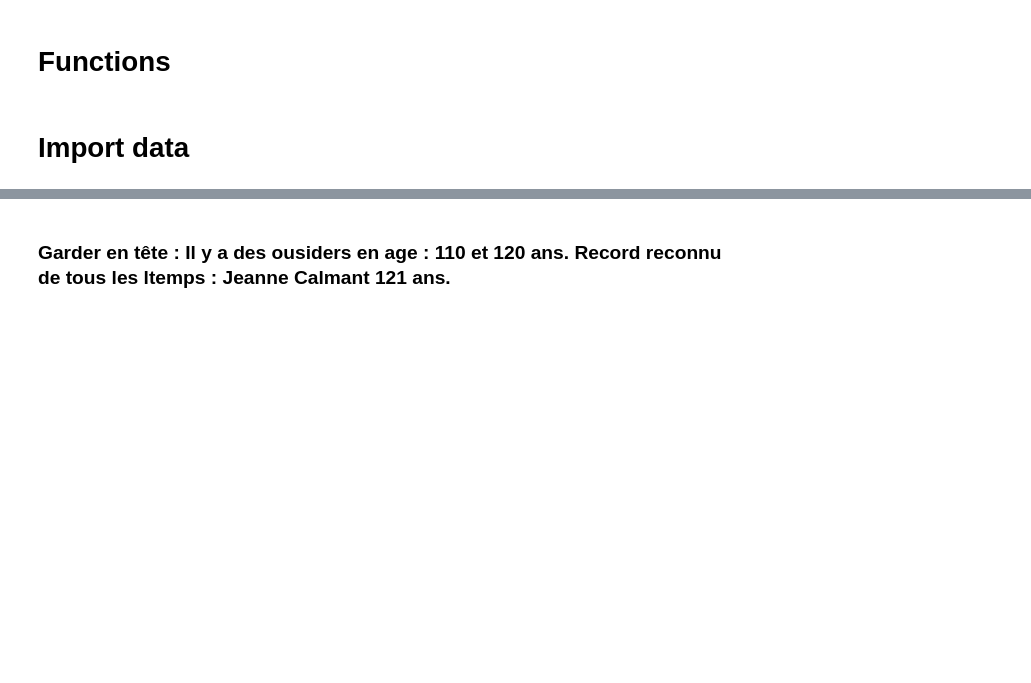
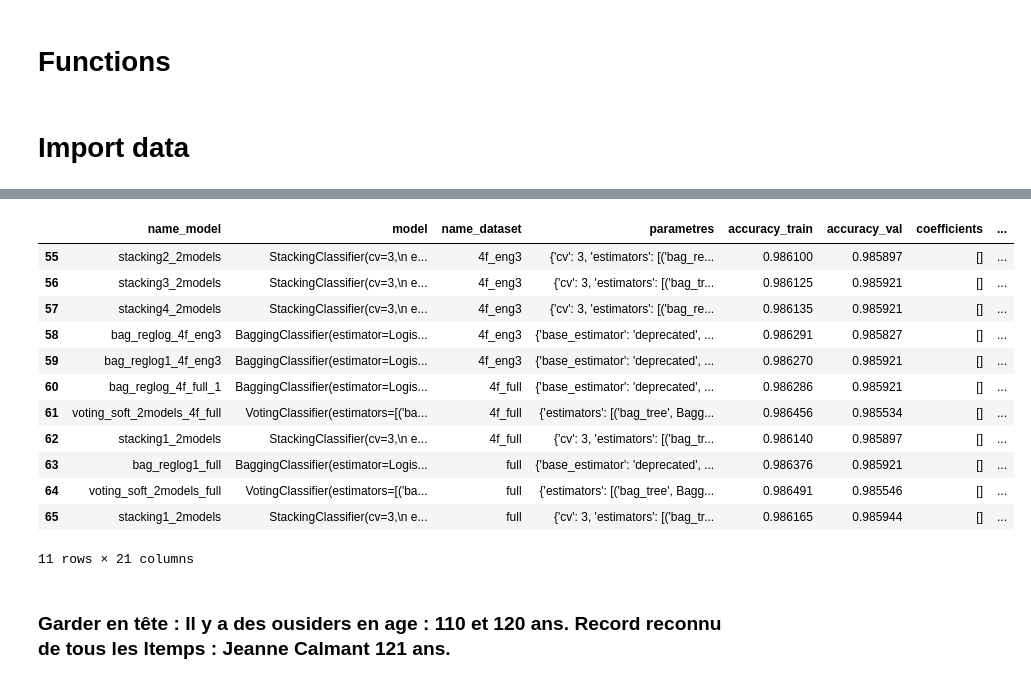
Before and after one commit to kumquat42/202311_jedha_Bloc3_ML_challenge, a Jupyter notebook: 202311_jedha_bloc3_ML_challenge.ipynb, the cells around one changed output, grey strips where cells are left out. Saved outputs shown, nothing was run; the diff lists cells and outputs as text; code cells hidden in the pictures; blank space fills up the shorter version.

```diff
--- a/202311_jedha_bloc3_ML_challenge.ipynb
+++ b/202311_jedha_bloc3_ML_challenge.ipynb
@@ -297,3 +292,19 @@ memory usage: 11.1+ MB
+# %%
+final_scoring.loc[55:,:]
+# %% [output]
+|  | name_model | model | name_dataset | parametres | accuracy_train | accuracy_val | coefficients | ... |
+| 55 | stacking2_2models | StackingClassifier(cv=3,\n e... | 4f_eng3 | {'cv': 3, 'estimators': [('bag_re... | 0.986100 | 0.985897 | [] | ... |
+| 56 | stacking3_2models | StackingClassifier(cv=3,\n e... | 4f_eng3 | {'cv': 3, 'estimators': [('bag_tr... | 0.986125 | 0.985921 | [] | ... |
+| 57 | stacking4_2models | StackingClassifier(cv=3,\n e... | 4f_eng3 | {'cv': 3, 'estimators': [('bag_re... | 0.986135 | 0.985921 | [] | ... |
+| 58 | bag_reglog_4f_eng3 | BaggingClassifier(estimator=Logis... | 4f_eng3 | {'base_estimator': 'deprecated', ... | 0.986291 | 0.985827 | [] | ... |
+| 59 | bag_reglog1_4f_eng3 | BaggingClassifier(estimator=Logis... | 4f_eng3 | {'base_estimator': 'deprecated', ... | 0.986270 | 0.985921 | [] | ... |
+| 60 | bag_reglog_4f_full_1 | BaggingClassifier(estimator=Logis... | 4f_full | {'base_estimator': 'deprecated', ... | 0.986286 | 0.985921 | [] | ... |
+| 61 | voting_soft_2models_4f_full | VotingClassifier(estimators=[('ba... | 4f_full | {'estimators': [('bag_tree', Bagg... | 0.986456 | 0.985534 | [] | ... |
+| 62 | stacking1_2models | StackingClassifier(cv=3,\n e... | 4f_full | {'cv': 3, 'estimators': [('bag_tr... | 0.986140 | 0.985897 | [] | ... |
+| 63 | bag_reglog1_full | BaggingClassifier(estimator=Logis... | full | {'base_estimator': 'deprecated', ... | 0.986376 | 0.985921 | [] | ... |
+| 64 | voting_soft_2models_full | VotingClassifier(estimators=[('ba... | full | {'estimators': [('bag_tree', Bagg... | 0.986491 | 0.985546 | [] | ... |
+| 65 | stacking1_2models | StackingClassifier(cv=3,\n e... | full | {'cv': 3, 'estimators': [('bag_tr... | 0.986165 | 0.985944 | [] | ... |
+11 rows × 21 columns
 # %%
 #Sauvegarde final_scoring
 
```
Also changed, not shown: parts of 41 cells of this notebook, 3 other files.
